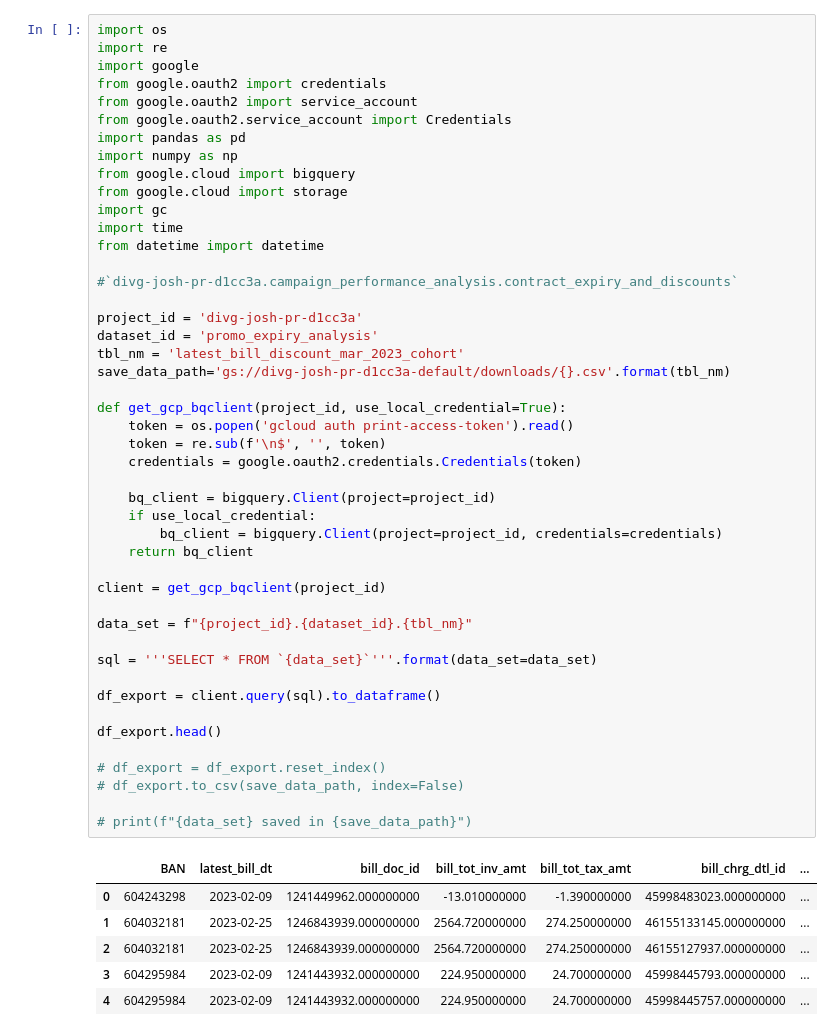
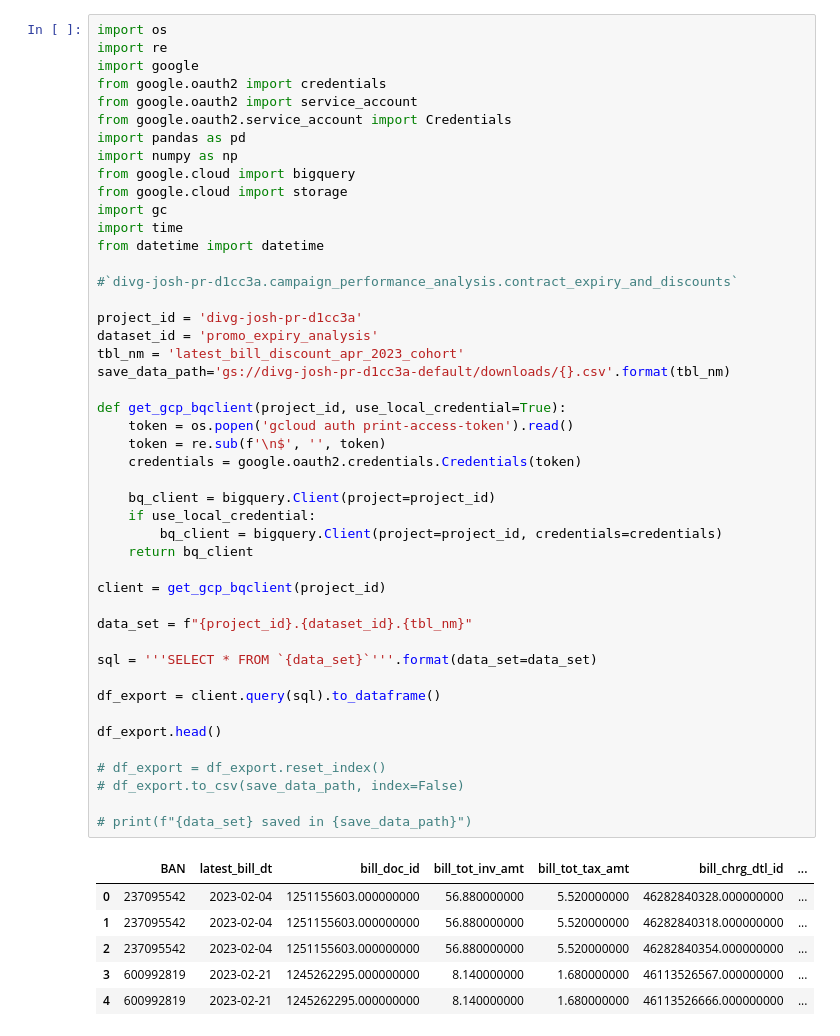
Before and after one commit to joshkim-telus/josh_dev_env, a Jupyter notebook: useful_functions/parse_discount_date_range.ipynb, the cells around one changed output. Drawn from its saved outputs; the diff is of its cells as text.

```diff
--- a/useful_functions/parse_discount_date_range.ipynb
+++ b/useful_functions/parse_discount_date_range.ipynb
@@ -17,40 +17,40 @@ from datetime import datetime
 
 project_id = 'divg-josh-pr-d1cc3a'
 dataset_id = 'promo_expiry_analysis'
-tbl_nm = 'latest_bill_discount_mar_2023_cohort'
+tbl_nm = 'latest_bill_discount_apr_2023_cohort'
 save_data_path='gs://divg-josh-pr-d1cc3a-default/downloads/{}.csv'.format(tbl_nm)
 
 def get_gcp_bqclient(project_id, use_local_credential=True):
     token = os.popen('gcloud auth print-access-token').read()
     token = re.sub(f'\n$', '', token)
     credentials = google.oauth2.credentials.Credentials(token)
 
     bq_client = bigquery.Client(project=project_id)
     if use_local_credential:
         bq_client = bigquery.Client(project=project_id, credentials=credentials)
     return bq_client
 
 client = get_gcp_bqclient(project_id)
 
 data_set = f"{project_id}.{dataset_id}.{tbl_nm}"
 
 sql = '''SELECT * FROM `{data_set}`'''.format(data_set=data_set)
 
 df_export = client.query(sql).to_dataframe()
 
 df_export.head()
 
 # df_export = df_export.reset_index()
 # df_export.to_csv(save_data_path, index=False)
 
 # print(f"{data_set} saved in {save_data_path}")
 # %% [output]
 |  | BAN | latest_bill_dt | bill_doc_id | bill_tot_inv_amt | bill_tot_tax_amt | bill_chrg_dtl_id | ... |
-| 0 | 604243298 | 2023-02-09 | 1241449962.000000000 | -13.010000000 | -1.390000000 | 45998483023.000000000 | ... |
-| 1 | 604032181 | 2023-02-25 | 1246843939.000000000 | 2564.720000000 | 274.250000000 | 46155133145.000000000 | ... |
-| 2 | 604032181 | 2023-02-25 | 1246843939.000000000 | 2564.720000000 | 274.250000000 | 46155127937.000000000 | ... |
-| 3 | 604295984 | 2023-02-09 | 1241443932.000000000 | 224.950000000 | 24.700000000 | 45998445793.000000000 | ... |
-| 4 | 604295984 | 2023-02-09 | 1241443932.000000000 | 224.950000000 | 24.700000000 | 45998445757.000000000 | ... |
+| 0 | 237095542 | 2023-02-04 | 1251155603.000000000 | 56.880000000 | 5.520000000 | 46282840328.000000000 | ... |
+| 1 | 237095542 | 2023-02-04 | 1251155603.000000000 | 56.880000000 | 5.520000000 | 46282840318.000000000 | ... |
+| 2 | 237095542 | 2023-02-04 | 1251155603.000000000 | 56.880000000 | 5.520000000 | 46282840354.000000000 | ... |
+| 3 | 600992819 | 2023-02-21 | 1245262295.000000000 | 8.140000000 | 1.680000000 | 46113526567.000000000 | ... |
+| 4 | 600992819 | 2023-02-21 | 1245262295.000000000 | 8.140000000 | 1.680000000 | 46113526666.000000000 | ... |
 # %%
 bill_itm_dsply_nm = df_export['bill_itm_dsply_nm'].to_list()
 discount_end_date = df_export['discount_end_date'].to_list()
```
Also changed, not shown: parts of 2 cells of this notebook, 4 other files.
